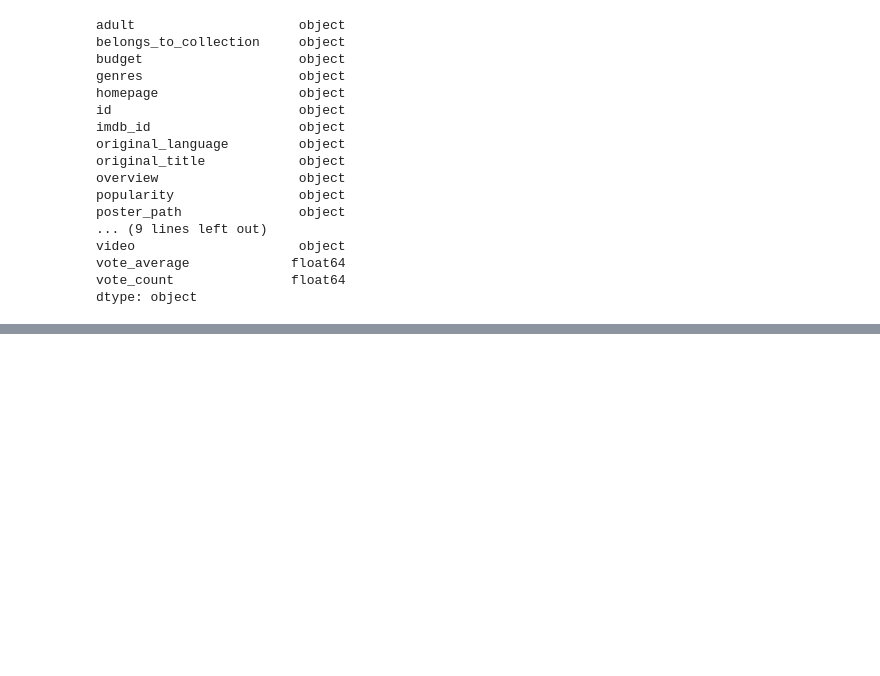
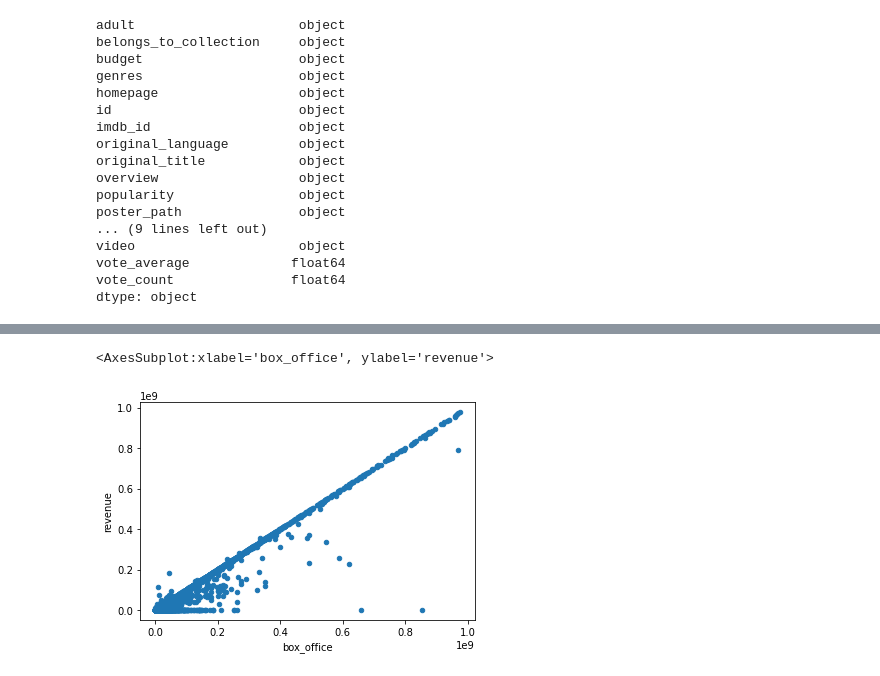
Before and after one commit to reheck/Movies-ETL, a Jupyter notebook: Wiki and Kaggle Movie data.ipynb, the cells around one changed output, grey strips where cells are left out. Cells and saved outputs as stored; diff of their text form; code cells hidden in the pictures; blank space fills up the shorter version.

```diff
--- a/Wiki and Kaggle Movie data.ipynb
+++ b/Wiki and Kaggle Movie data.ipynb
@@ -797,0 +884,7 @@ Name: rating, dtype: float64
+# %%
+# there was a $1billion box office data point that skewed the scatter plot to make it look like the column values were close
+# make a new scatter plot with values less than $1billion
+movies_df.fillna(0)[movies_df['box_office'] < 10**9].plot(x='box_office', y='revenue', kind='scatter')
+# %% [output]
+<AxesSubplot:xlabel='box_office', ylabel='revenue'>
+[figure, added]
```
Also changed, not shown: parts of 49 cells of this notebook.
